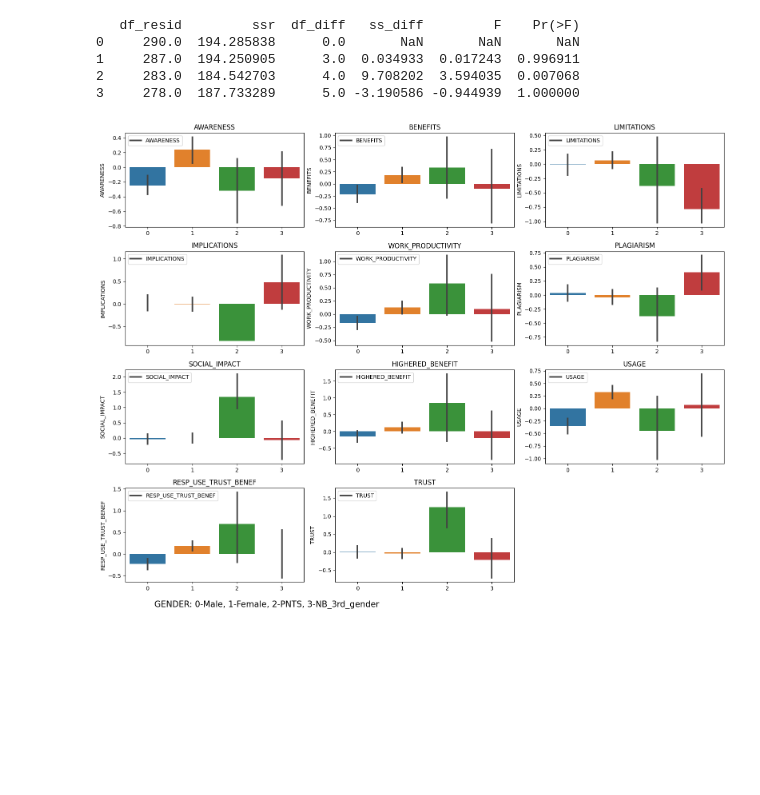
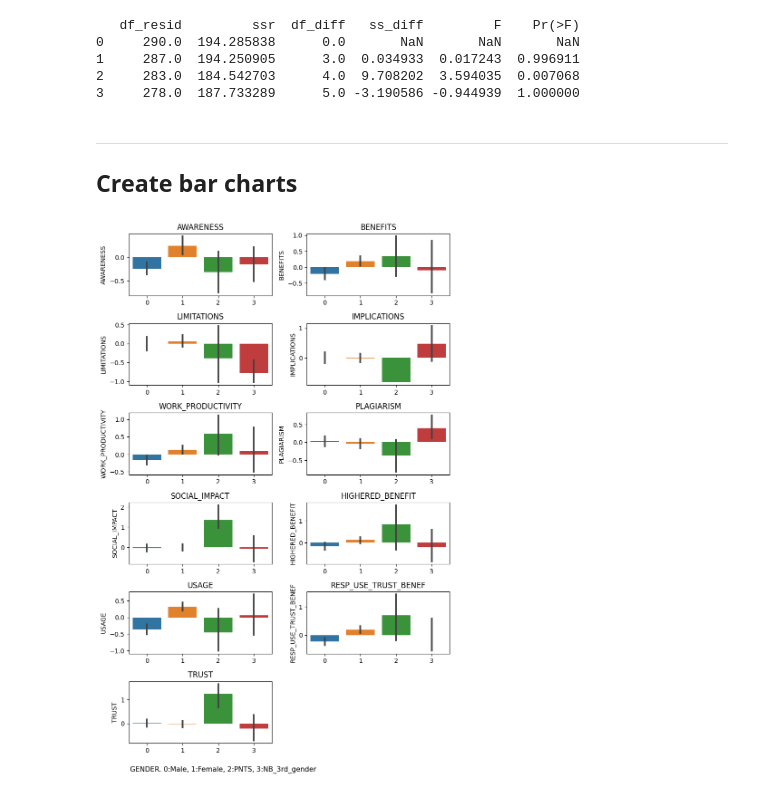
Before and after one commit to cfsarmiento/Early-Perceptions-of-Impact-of-Generative-AI-on-Higher-Education-Research, a Jupyter notebook: ChatGPT_poll_composite_vars_analysis.ipynb, the cells around one changed output. Cells and saved outputs as stored; diff of their text form; code cells hidden in the pictures; blank space fills up the shorter version.

```diff
--- a/ChatGPT_poll_composite_vars_analysis.ipynb
+++ b/ChatGPT_poll_composite_vars_analysis.ipynb
@@ -594,32 +594,24 @@ print(table1)
 1     287.0  194.250905      3.0  0.034933  0.017243  0.996911
 2     283.0  184.542703      4.0  9.708202  3.594035  0.007068
 3     278.0  187.733289      5.0 -3.190586 -0.944939  1.000000
+# %% [markdown]
+___________________________________________
+## Create bar charts
 # %%
-import numpy as np
-import matplotlib.pyplot as plt
-import seaborn as sns
+def  create_bar_graphs(categorical_var_name, variables, num_rows, num_cols, figsize=(16, 12)):
 
-# Set the number of rows and columns for the grid
-num_rows = 4
-num_cols = 3
+  # Create a list of categorical variables
+  # You can replace this with your actual categorical variable data
+  categorical_var = result_df[categorical_var_name]
+  cat_codes = categorical_var.unique()  # Unique categorical codes
 
-categorical_var_name='GENDER'
-# Create a list of categorical variables
-# You can replace this with your actual categorical variable data
-categorical_var = result_df[categorical_var_name]
-cat_codes = categorical_var.unique()  # Unique categorical codes
 
-# Define the list of variables
-variables = ['AWARENESS', 'BENEFITS', 'LIMITATIONS', 'IMPLICATIONS',
-             'WORK_PRODUCTIVITY', 'PLAGIARISM', 'SOCIAL_IMPACT',
-             'HIGHERED_BENEFIT', 'USAGE', 'RESP_USE_TRUST_BENEF', 'TRUST']
+  # Create a figure and axes for the subplots
+  fig, axes = plt.subplots(num_rows, num_cols, figsize=figsize)
+  fig.subplots_adjust(hspace=0.5)  # Adjust the vertical spacing between subplots
 
-# Create a figure and axes for the subplots
-fig, axes = plt.subplots(num_rows, num_cols, figsize=(16, 12))
-fig.subplots_adjust(hspace=0.5)  # Adjust the vertical spacing between subplots
-
-# Loop over each variable and subplot
-for i, variable in enumerate(variables):
+  # Loop over each variable and subplot
+  for i, variable in enumerate(variables):
     row = i // num_cols
     col = i % num_cols
 
@@ -641,21 +633,33 @@ for i, variable in enumerate(variables):
     ax.set_xlabel('')
 
     # Set the legend
-    ax.legend([variable], loc='upper left')
+    #ax.legend([variable], loc='upper left')
 
-# Remove any unused subplots
-for i in range(len(variables), num_rows * num_cols):
+  # Remove any unused subplots
+  for i in range(len(variables), num_rows * num_cols):
     fig.delaxes(axes.flatten()[i])
 
-# Create code-description pairs
-code_desc_pairs = [f"{code}-{desc}" for code, desc in zip(np.arange(len(categorical_var.unique())),cat_codes)]
-bottom_legend = categorical_var_name +': '+', '.join(code_desc_pairs)
+  # Create code-description pairs
+  code_desc_pairs = [f"{code}:{desc}" for code, desc in zip(np.arange(len(categorical_var.unique())),cat_codes)]
+  bottom_legend = categorical_var_name +'. '+', '.join(code_desc_pairs)
 
-# Add code-description text at the bottom of the grid
-fig.text(0.1, -0.02, bottom_legend,fontsize = 15, ha='left')
+  # Add code-description text at the bottom of the grid
+  fig.text(0.1, -0.02, bottom_legend,fontsize = 11, ha='left')
 
-# Show the plots
-plt.tight_layout()
-plt.show()
+  # Show the plots
+  plt.tight_layout()
+  plt.show()
-# %% [output]
-[figure, removed]
+# %%
+# Define the list of variables
+variables = ['AWARENESS', 'BENEFITS', 'LIMITATIONS', 'IMPLICATIONS',
+             'WORK_PRODUCTIVITY', 'PLAGIARISM', 'SOCIAL_IMPACT',
+             'HIGHERED_BENEFIT', 'USAGE', 'RESP_USE_TRUST_BENEF', 'TRUST']
+
+categorical_var_name='GENDER'
+
+num_rows = 6
+num_cols = 2
+
+create_bar_graphs(categorical_var_name, variables, num_rows, num_cols, figsize=(8,12))
+# %% [output]
+[figure, added]
```
Also changed, not shown: parts of 7 cells of this notebook.
